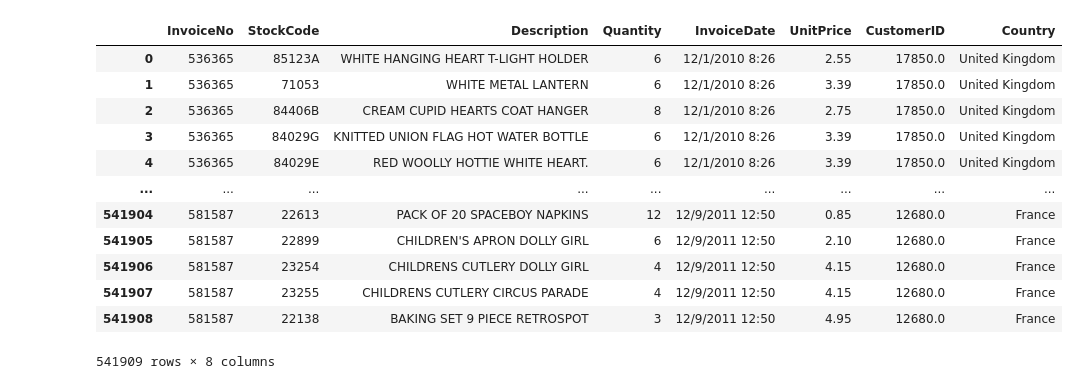
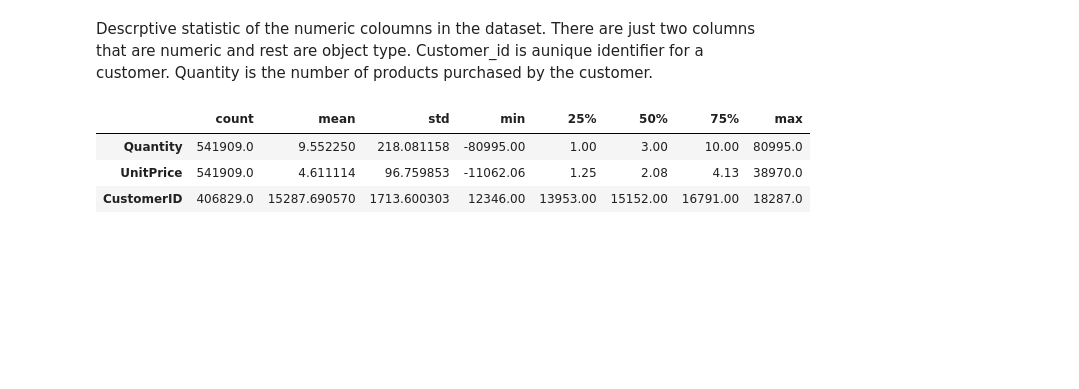
Before and after one commit to anSin2687/DS_course, a Jupyter notebook: Capstone_Projects/onlineretail.ipynb, the cells around one changed output. Cells and saved outputs as stored; diff of their text form; code cells hidden in the pictures; blank space fills up the shorter version.

```diff
--- a/Capstone_Projects/onlineretail.ipynb
+++ b/Capstone_Projects/onlineretail.ipynb
@@ -13,2 +29,3 @@ import seaborn as sns
 # %%
-data = pd.read_csv('OnlineRetail.csv',encoding= 'unicode_escape')
+data = pd.read_csv('OnlineRetail.csv',encoding= 'unicode_escape',parse_dates=['InvoiceDate'])
+data
@@ -15,16 +46,9 @@ data = pd.read_csv('OnlineRetail.csv',encoding= 'unicode_escape')
+# %% [markdown]
+Descrptive statistic of the numeric coloumns in the dataset. There are just two columns that are numeric and rest are object type. Customer_id is aunique identifier for a customer. Quantity is the number of products purchased by the customer.
 # %%
-data
+data.describe().T
 # %% [output]
-|  | InvoiceNo | StockCode | Description | Quantity | InvoiceDate | UnitPrice | CustomerID | Country |
-| 0 | 536365 | 85123A | WHITE HANGING HEART T-LIGHT HOLDER | 6 | 12/1/2010 8:26 | 2.55 | 17850.0 | United Kingdom |
-| 1 | 536365 | 71053 | WHITE METAL LANTERN | 6 | 12/1/2010 8:26 | 3.39 | 17850.0 | United Kingdom |
-| 2 | 536365 | 84406B | CREAM CUPID HEARTS COAT HANGER | 8 | 12/1/2010 8:26 | 2.75 | 17850.0 | United Kingdom |
-| 3 | 536365 | 84029G | KNITTED UNION FLAG HOT WATER BOTTLE | 6 | 12/1/2010 8:26 | 3.39 | 17850.0 | United Kingdom |
-| 4 | 536365 | 84029E | RED WOOLLY HOTTIE WHITE HEART. | 6 | 12/1/2010 8:26 | 3.39 | 17850.0 | United Kingdom |
-| ... | ... | ... | ... | ... | ... | ... | ... | ... |
-| 541904 | 581587 | 22613 | PACK OF 20 SPACEBOY NAPKINS | 12 | 12/9/2011 12:50 | 0.85 | 12680.0 | France |
-| 541905 | 581587 | 22899 | CHILDREN'S APRON DOLLY GIRL | 6 | 12/9/2011 12:50 | 2.10 | 12680.0 | France |
-| 541906 | 581587 | 23254 | CHILDRENS CUTLERY DOLLY GIRL | 4 | 12/9/2011 12:50 | 4.15 | 12680.0 | France |
-| 541907 | 581587 | 23255 | CHILDRENS CUTLERY CIRCUS PARADE | 4 | 12/9/2011 12:50 | 4.15 | 12680.0 | France |
-| 541908 | 581587 | 22138 | BAKING SET 9 PIECE RETROSPOT | 3 | 12/9/2011 12:50 | 4.95 | 12680.0 | France |
+|  | count | mean | std | min | 25% | 50% | 75% | max |
+| Quantity | 541909.0 | 9.552250 | 218.081158 | -80995.00 | 1.00 | 3.00 | 10.00 | 80995.0 |
+| UnitPrice | 541909.0 | 4.611114 | 96.759853 | -11062.06 | 1.25 | 2.08 | 4.13 | 38970.0 |
+| CustomerID | 406829.0 | 15287.690570 | 1713.600303 | 12346.00 | 13953.00 | 15152.00 | 16791.00 | 18287.0 |
-541909 rows × 8 columns
```
Also changed, not shown: parts of 61 cells of this notebook, 1 other file.
